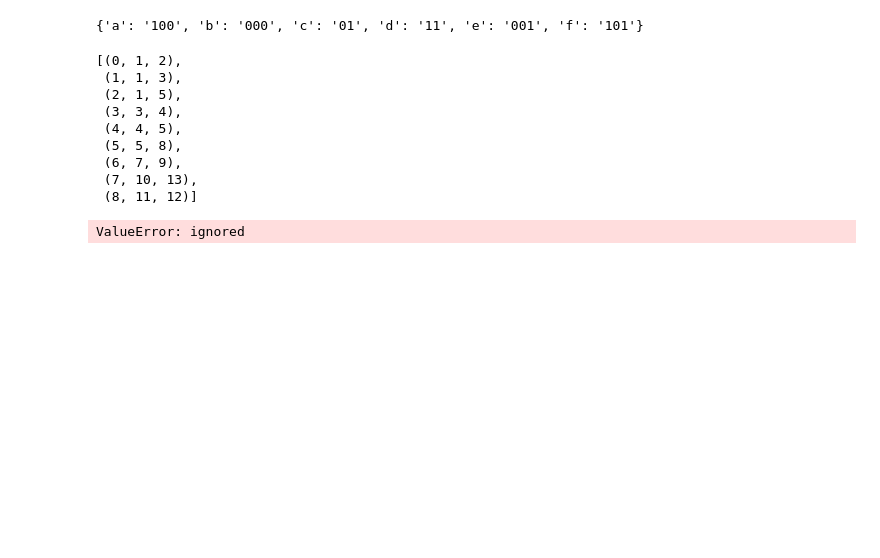
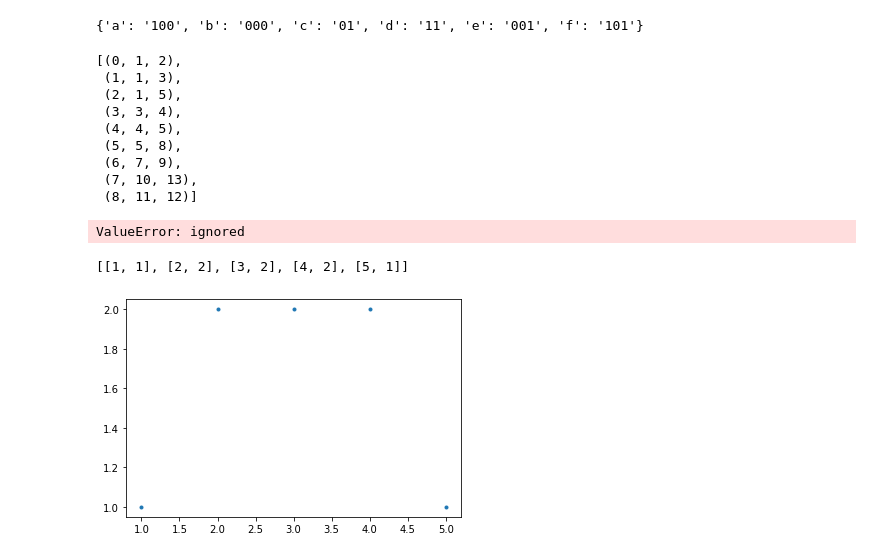
Before and after one commit to adarshnitt/DataStructure-_Practice, a Jupyter notebook: colab_practice_1_ipynbactice_1.ipynb, the cells around one changed output. Drawn from its saved outputs; the diff is of its cells as text; code cells hidden in the pictures; blank space fills up the shorter version.

```diff
--- a/colab_practice_1_ipynbactice_1.ipynb
+++ b/colab_practice_1_ipynbactice_1.ipynb
@@ -2481,3 +2481,17 @@ def best(index=0):
 best()
 # %% [output]
 ValueError: ignored
+# %%
+# 14 nov 2021
+#nearest point
+import matplotlib.pyplot as plt
+x=[1,2,3,4,5]
+y=[1,2,2,2,1]
+data=[]
+for i in range(len(x)):
+  data.append([x[i],y[i]])
+plt.plot(x,y,".")
+data
+# %% [output]
+[[1, 1], [2, 2], [3, 2], [4, 2], [5, 1]]
+[figure, added]
```
Also changed, not shown: parts of 6 cells of this notebook.
